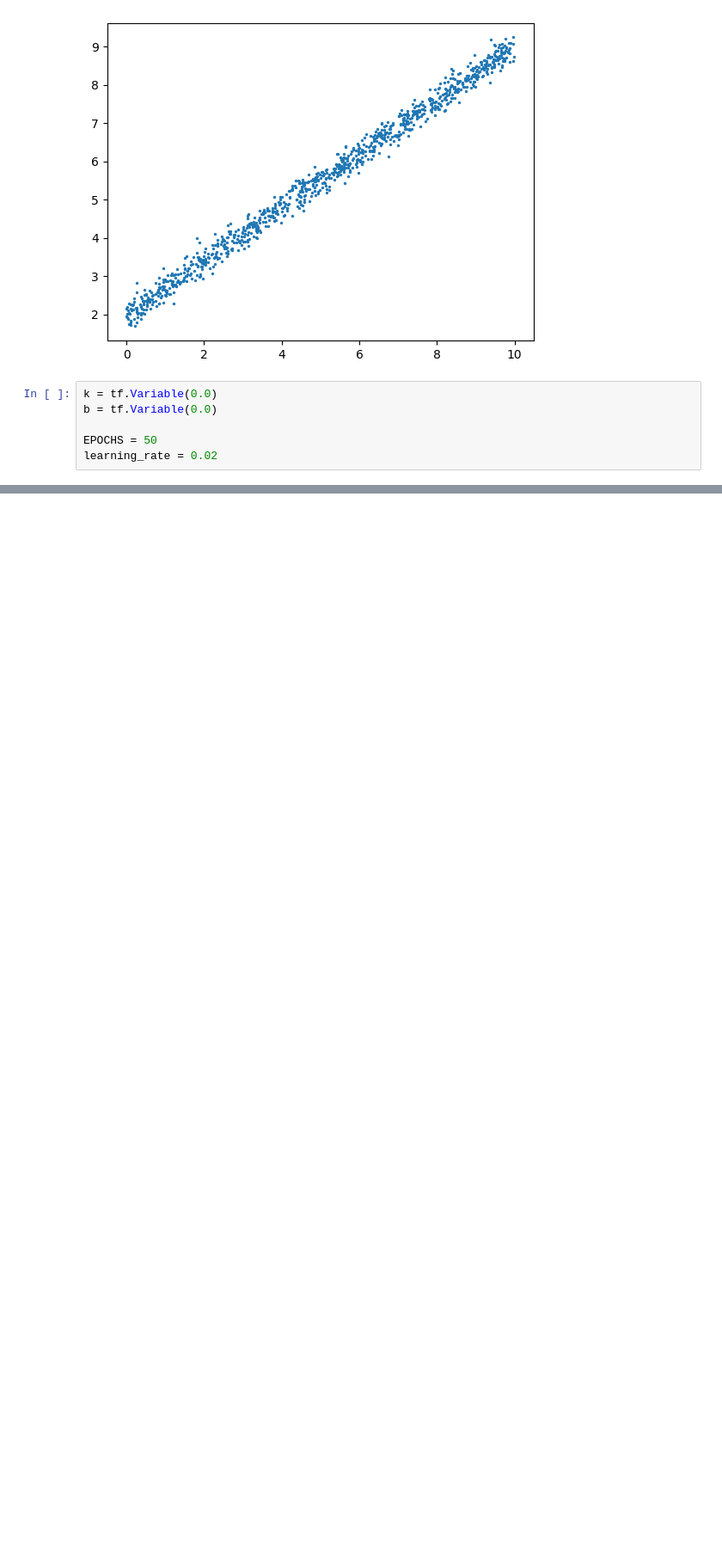
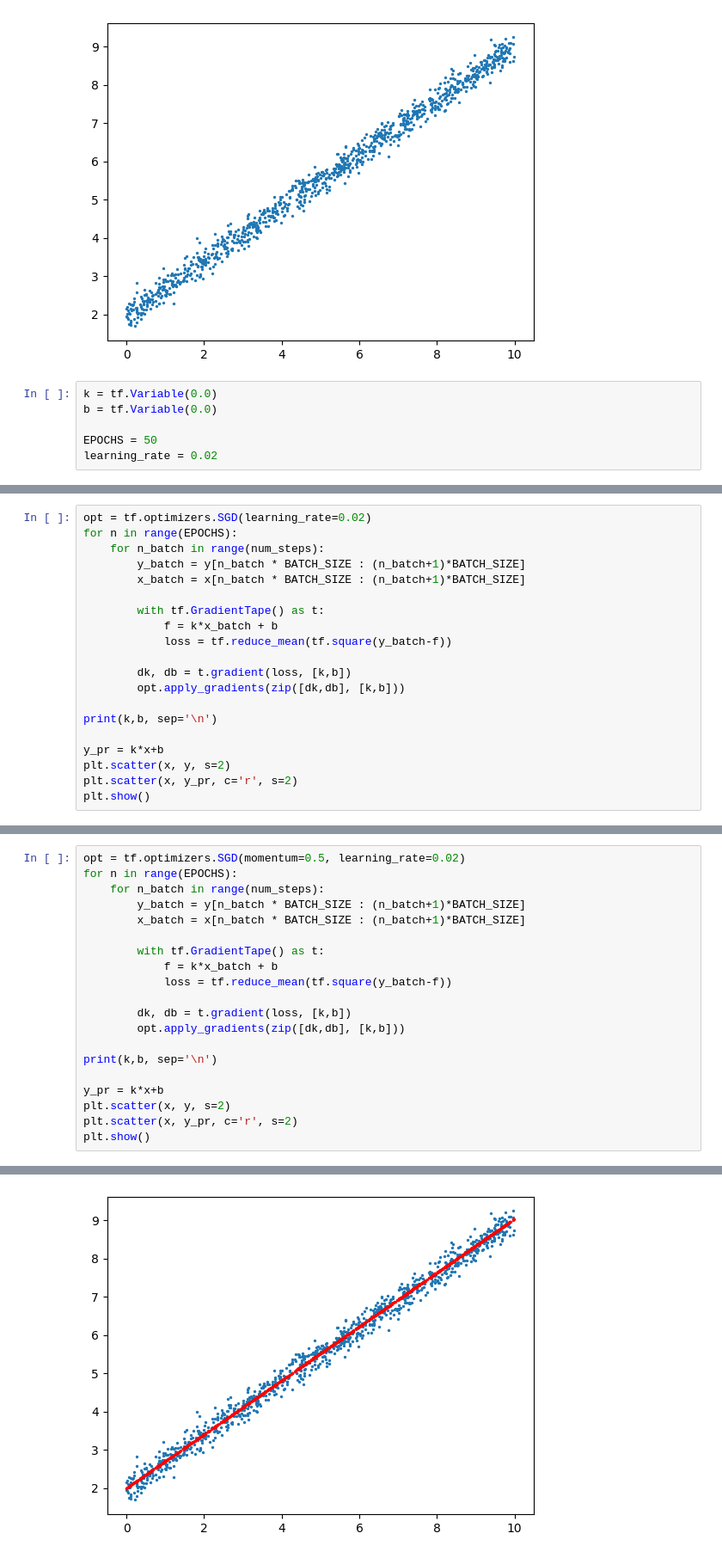
Before and after one commit to nyutonmarryme/FACES, a Jupyter notebook: adam.ipynb, the cells around one changed output, grey strips where cells are left out. Shown at 86% size. Cells and saved outputs as stored; diff of their text form; blank space fills up the shorter version.

```diff
--- a/adam.ipynb
+++ b/adam.ipynb
@@ -72,0 +61,20 @@ plt.show()
+# %%
+opt = tf.optimizers.SGD(learning_rate=0.02)
+for n in range(EPOCHS):
+    for n_batch in range(num_steps):
+        y_batch = y[n_batch * BATCH_SIZE : (n_batch+1)*BATCH_SIZE]
+        x_batch = x[n_batch * BATCH_SIZE : (n_batch+1)*BATCH_SIZE]
+
+        with tf.GradientTape() as t:
+            f = k*x_batch + b
+            loss = tf.reduce_mean(tf.square(y_batch-f))
+
+        dk, db = t.gradient(loss, [k,b])
+        opt.apply_gradients(zip([dk,db], [k,b]))
+
+print(k,b, sep='\n')
+
+y_pr = k*x+b
+plt.scatter(x, y, s=2)
+plt.scatter(x, y_pr, c='r', s=2)
+plt.show()
@@ -72,0 +87,21 @@ plt.show()
+# %%
+opt = tf.optimizers.SGD(momentum=0.5, learning_rate=0.02)
+for n in range(EPOCHS):
+    for n_batch in range(num_steps):
+        y_batch = y[n_batch * BATCH_SIZE : (n_batch+1)*BATCH_SIZE]
+        x_batch = x[n_batch * BATCH_SIZE : (n_batch+1)*BATCH_SIZE]
+
+        with tf.GradientTape() as t:
+            f = k*x_batch + b
+            loss = tf.reduce_mean(tf.square(y_batch-f))
+
+        dk, db = t.gradient(loss, [k,b])
+        opt.apply_gradients(zip([dk,db], [k,b]))
+
+print(k,b, sep='\n')
+
+y_pr = k*x+b
+plt.scatter(x, y, s=2)
+plt.scatter(x, y_pr, c='r', s=2)
+plt.show()
+# %% [output]
@@ -72,0 +110 @@ plt.show()
+[figure, added]
```
Also changed, not shown: parts of 17 cells of this notebook.
